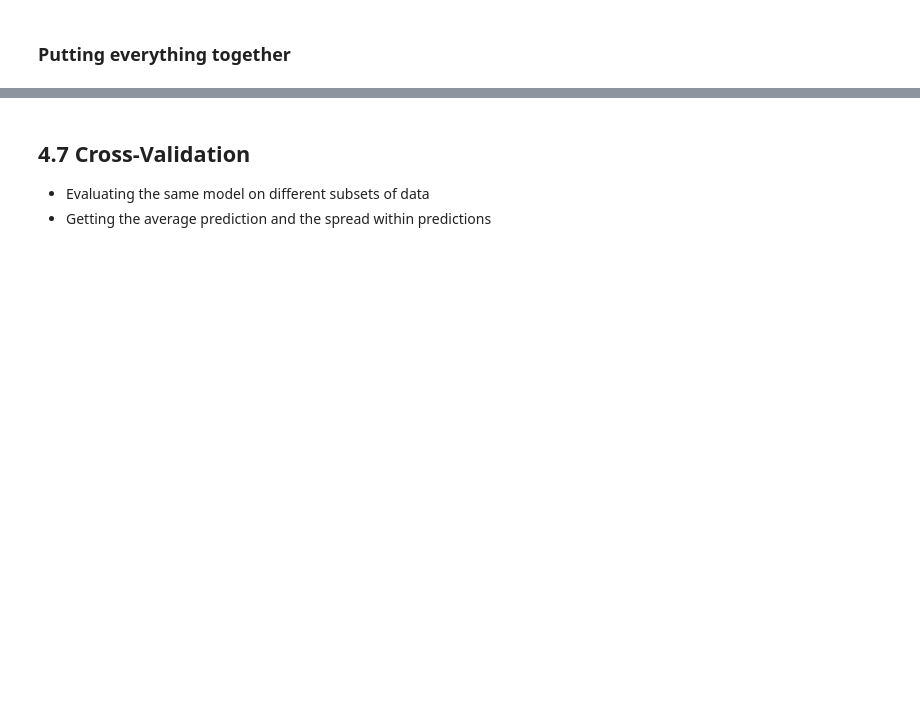
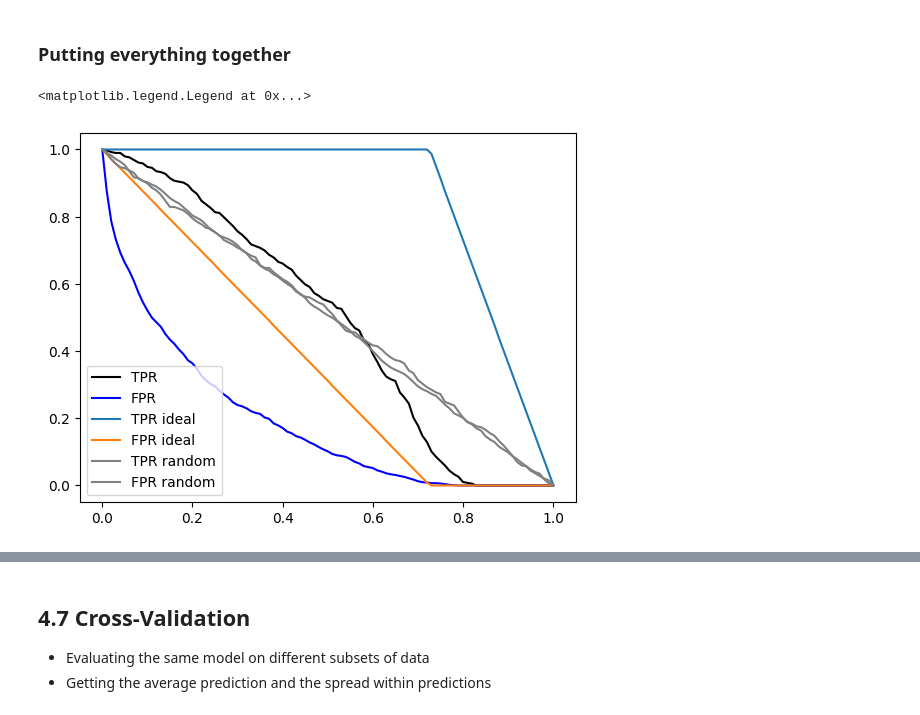
Before and after one commit to wanyingng/machine-learning-zoomcamp-2024, a Jupyter notebook: 04-evaluation/04-metrics.ipynb, the cells around one changed output, grey strips where cells are left out. Saved outputs shown, nothing was run; the diff lists cells and outputs as text; code cells hidden in the pictures; blank space fills up the shorter version.

```diff
--- a/04-evaluation/04-metrics.ipynb
+++ b/04-evaluation/04-metrics.ipynb
@@ -717,11 +773,14 @@ plt.legend()
 # %%
 plt.plot(df_scores.threshold, df_scores['tpr'], label='TPR', color='black')
 plt.plot(df_scores.threshold, df_scores['fpr'], label='FPR', color='blue')
 
 plt.plot(df_ideal.threshold, df_ideal['tpr'], label='TPR ideal')
 plt.plot(df_ideal.threshold, df_ideal['fpr'], label='FPR ideal')
 
-# plt.plot(df_rand.threshold, df_rand['tpr'], label='TPR random', color='grey')
-# plt.plot(df_rand.threshold, df_rand['fpr'], label='FPR random', color='grey')
+plt.plot(df_rand.threshold, df_rand['tpr'], label='TPR random', color='grey')
+plt.plot(df_rand.threshold, df_rand['fpr'], label='FPR random', color='grey')
 
 plt.legend()
+# %% [output]
+<matplotlib.legend.Legend at 0x...>
+[figure, added]
```
Also changed, not shown: parts of 19 cells of this notebook.
